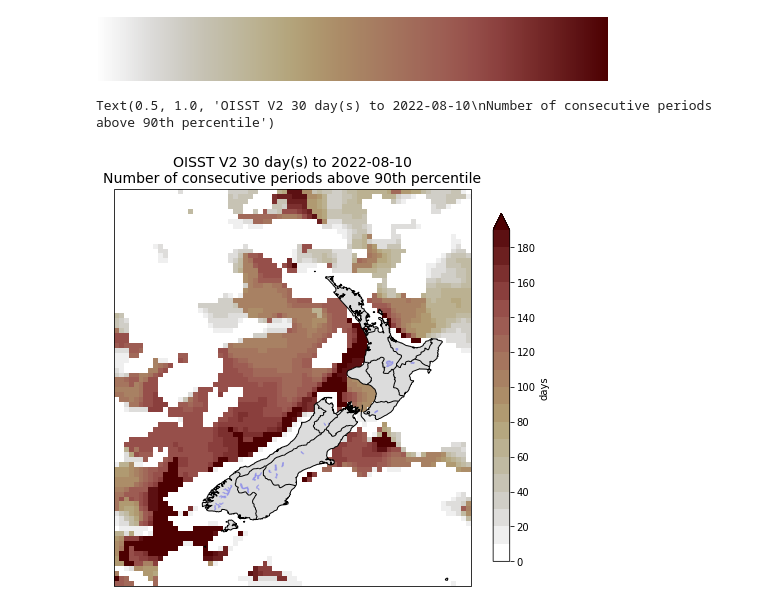
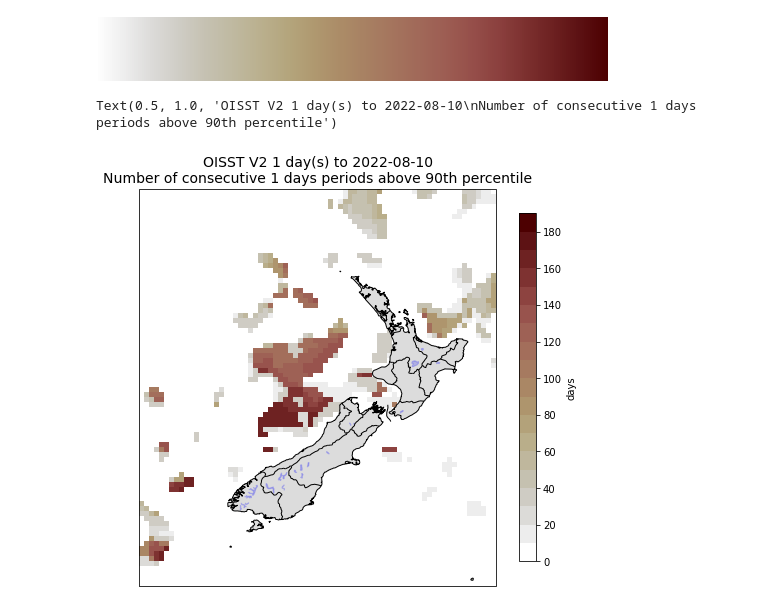
Before and after one commit to YinjingLin/OISST_indices, a Jupyter notebook: notebooks/OISST_realtime_NZ_maps.ipynb, the cells around one changed output. Saved outputs shown, nothing was run; the diff lists cells and outputs as text; code cells hidden in the pictures.

```diff
--- a/notebooks/OISST_realtime_NZ_maps.ipynb
+++ b/notebooks/OISST_realtime_NZ_maps.ipynb
@@ -32,9 +33,6 @@ ndays_agg = 1
 ndays_back = 365 * 2
 quantile = 0.9
 lag = 0
-# %%
-# Parameters
-ndays_agg = 30
 # %% [markdown]
 ### get the pathlib paths for the data and the climatology
 # %%
@@ -295,25 +294,28 @@ cbar_kwargs = {"shrink": 0.8, "label": "days"}
 # %%
 f, ax = plt.subplots(
     figsize=(8, 8),
     subplot_kw=dict(projection=ccrs.PlateCarree(central_longitude=180)),
 )
 
 heatwaves_days_consecutive.plot(
     ax=ax,
     levels=np.arange(0, 200, 10),
     transform=ccrs.PlateCarree(),
     cmap=cmap,
     cbar_kwargs=cbar_kwargs,
 )
 
 ax.add_feature(land, facecolor="gainsboro")
 ax.add_feature(lakes, facecolor="b", edgecolor="b", alpha=0.2)
 ax.add_feature(states_provinces, edgecolor="k", linewidth=1)
 ax.coastlines("10m", linewidth=1)
 
-ax.set_title(f"OISST V2 {ndays_agg} day(s) to {last_day:%Y-%m-%d}\nNumber of consecutive periods above {int(quantile*100):02d}th percentile", fontsize=14)
+ax.set_title(
+    f"OISST V2 {ndays_agg} day(s) to {last_day:%Y-%m-%d}\nNumber of consecutive {ndays_agg} days periods above {int(quantile*100):02d}th percentile",
+    fontsize=14,
+)
 # %% [output]
-Text(0.5, 1.0, 'OISST V2 30 day(s) to 2022-08-10\nNumber of consecutive periods above 90th percentile')
+Text(0.5, 1.0, 'OISST V2 1 day(s) to 2022-08-10\nNumber of consecutive 1 days periods above 90th percentile')
-[figure, old version]
+[figure, new version]
 # %%
 f.savefig(
```
Also changed, not shown: parts of 9 cells of this notebook.
